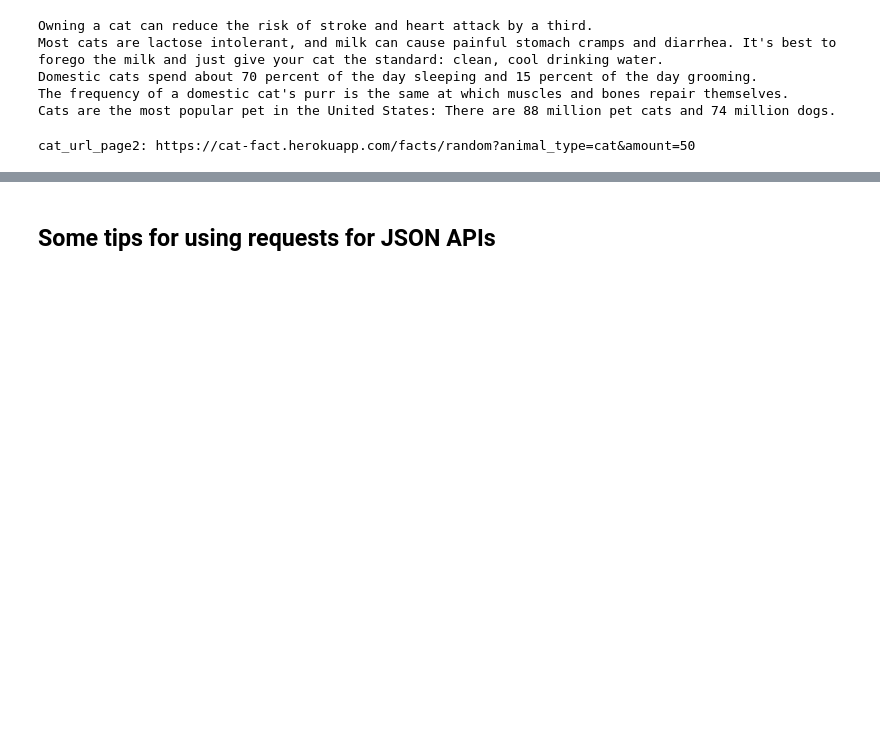
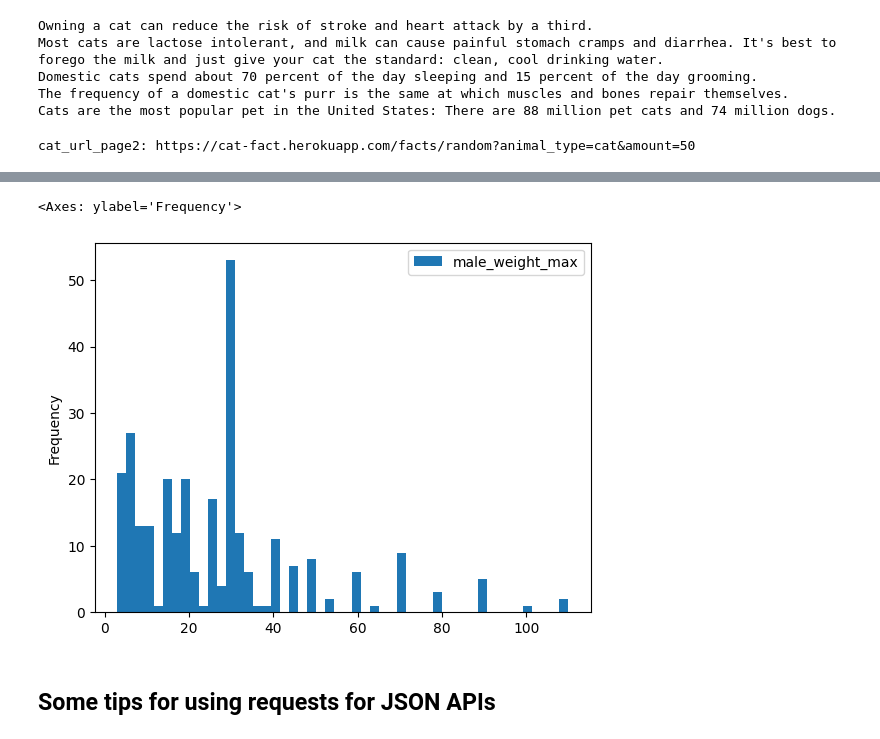
Before and after one commit to ValRCS/Python_RTU_2024_25, a Jupyter notebook: topic_14_json_apis/using_JSON_APIs.ipynb, the cells around one changed output, grey strips where cells are left out. Cells and saved outputs as stored; diff of their text form; code cells hidden in the pictures; blank space fills up the shorter version.

```diff
--- a/topic_14_json_apis/using_JSON_APIs.ipynb
+++ b/topic_14_json_apis/using_JSON_APIs.ipynb
@@ -444,3 +741,10 @@ cat_url_page2: https://cat-fact.herokuapp.com/facts/random?animal_type=cat&amoun
+# %%
+# let's use 50 bins
+df.plot(y="male_weight_max", kind="hist", bins=50) # plot histogram of max_weights with 50 bins
+# show the plot
+# %% [output]
+<Axes: ylabel='Frequency'>
+[figure, added]
 # %% [markdown]
 ## Some tips for using requests for JSON APIs
 # %%
```
Also changed, not shown: parts of 26 cells of this notebook, 2 other files.
